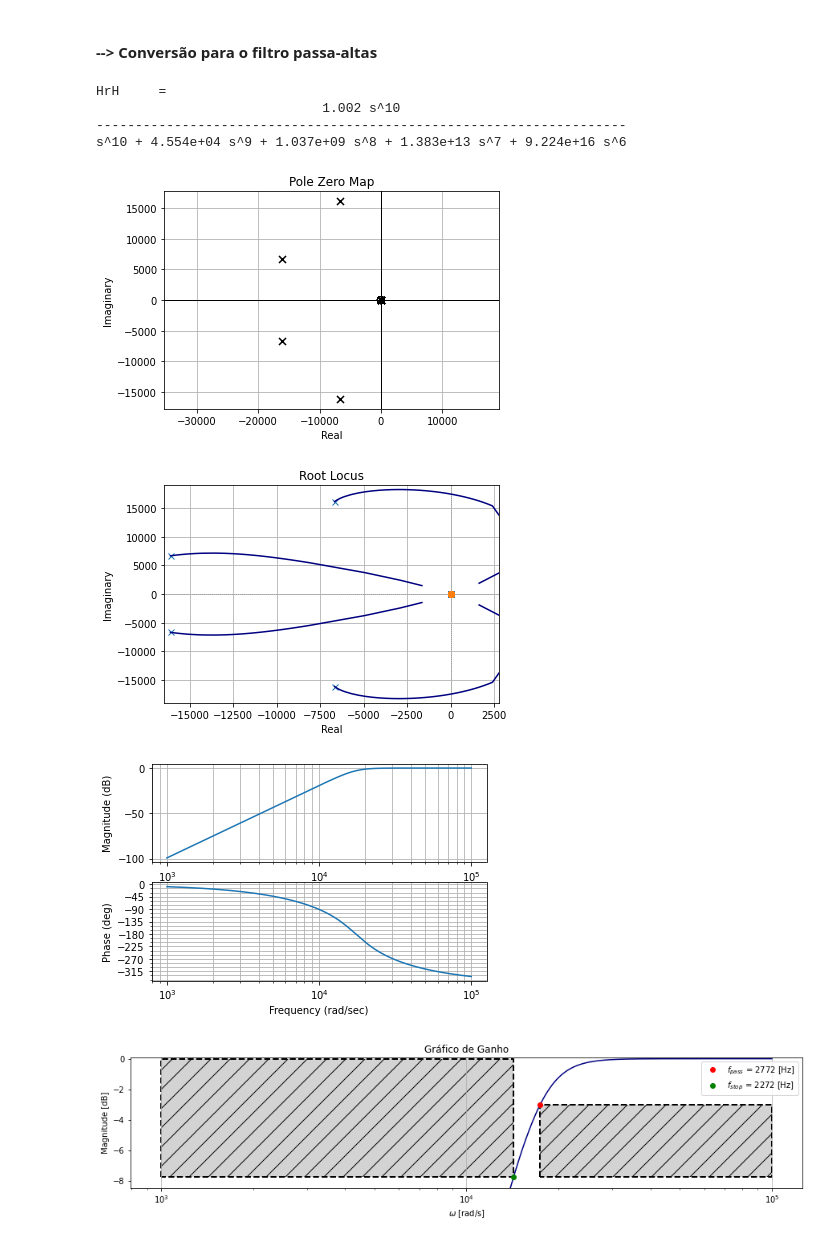
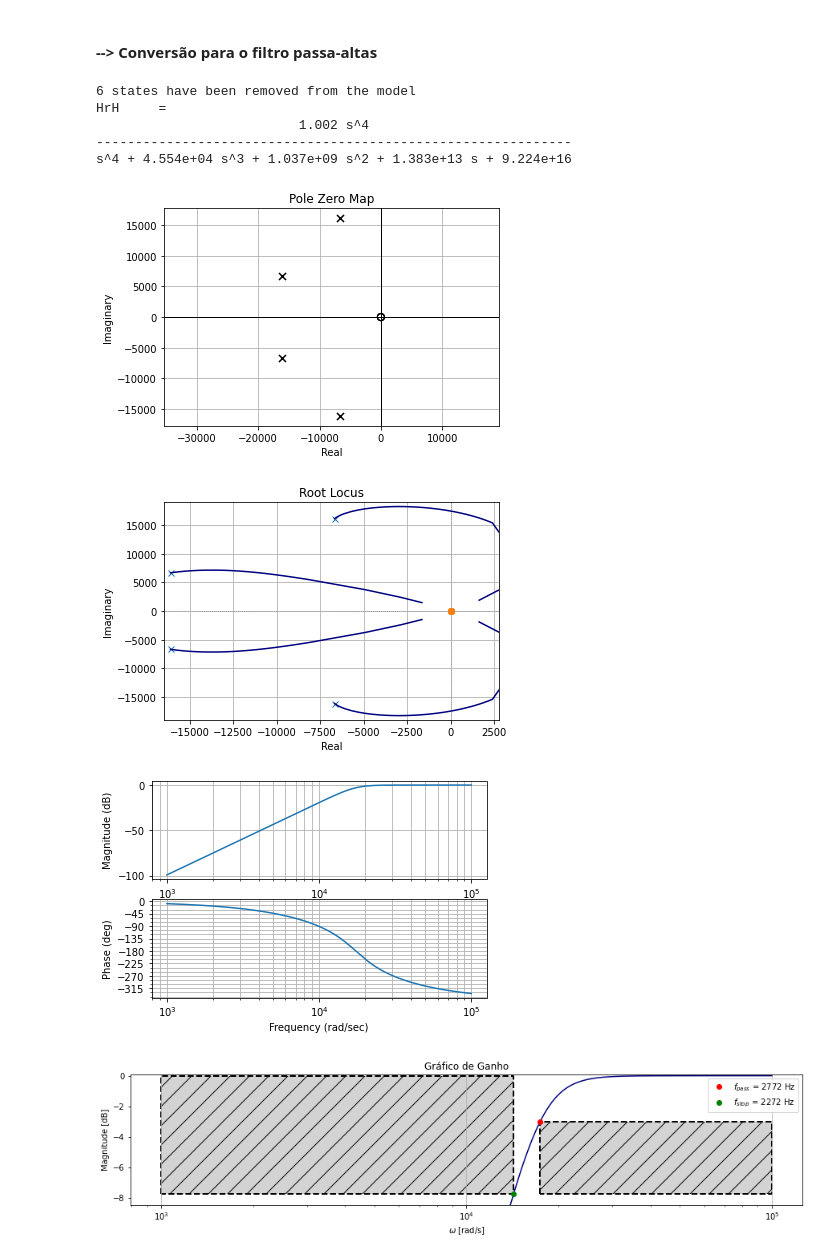
Before and after one commit to Widmark-Kaue/digital-signal-processing, a Jupyter notebook: avl2.ipynb, the cells around one changed output. Cells and saved outputs as stored; diff of their text form; code cells hidden in the pictures.

Commit message:
add model simplification

```diff
--- a/avl2.ipynb
+++ b/avl2.ipynb
@@ -191,7 +191,7 @@ astop   = -7.699dB
 # %%
 # Função de transferência
 s = m.tf('s')
-HrH = H(omega0/s)
+HrH = m.minreal(H(omega0/s))
 print(f'HrH\t= {HrH}')
 
 # Pole zero map
@@ -214,36 +214,37 @@ magdB = 20*np.log10(mag)
 
 savefig(plt.gcf(), 'bodePA')
 plt.show()
 
 
 magdBf = interp1d(omega,magdB)
 
 with plt.rc_context({'figure.figsize':(15,3)}):
 
     plt.semilogx(omega, magdB, 'navy')
     plt.fill_between(Xtemp(omega[0], omega1), Ytemp(0, 0),Ytemp(astopNew,astopNew), **param)
     plt.fill_between(Xtemp(omega0, omega[-1]),Ytemp(apass,apass),Ytemp(astopNew,astopNew),**param)
 
-    plt.plot(omega0, magdBf(omega0),'ro', label = r'$f_{pass}$ = '+f'{round(fpass,2)} [Hz]')
-    plt.plot(omega1, magdBf(omega1),'go', label = r'$f_{stop}$ = '+f'{round(fstop,2)} [Hz]')
+    plt.plot(omega0, magdBf(omega0),'ro', label = r'$f_{pass}$ = '+f'{round(fpass,2)} Hz')
+    plt.plot(omega1, magdBf(omega1),'go', label = r'$f_{stop}$ = '+f'{round(fstop,2)} Hz')
 
 
     plt.ylim([-(abs(astopNew)*1.1),0.1])
     plt.title('Gráfico de Ganho')
     plt.xlabel(r'$\omega$ [rad/s]')
     plt.ylabel('Magnitude [dB]')
 
     plt.grid(axis = 'x')
     plt.legend()
 
     savefig(plt.gcf(), 'ganhoPA')
     plt.show()
 # %% [output]
+6 states have been removed from the model
 HrH     =
-                             1.002 s^10
---------------------------------------------------------------------
-s^10 + 4.554e+04 s^9 + 1.037e+09 s^8 + 1.383e+13 s^7 + 9.224e+16 s^6
+                          1.002 s^4
+-------------------------------------------------------------
+s^4 + 4.554e+04 s^3 + 1.037e+09 s^2 + 1.383e+13 s + 9.224e+16
 [figure]
 [figure]
 [figure]
-[figure, old version]
+[figure, new version]
```
